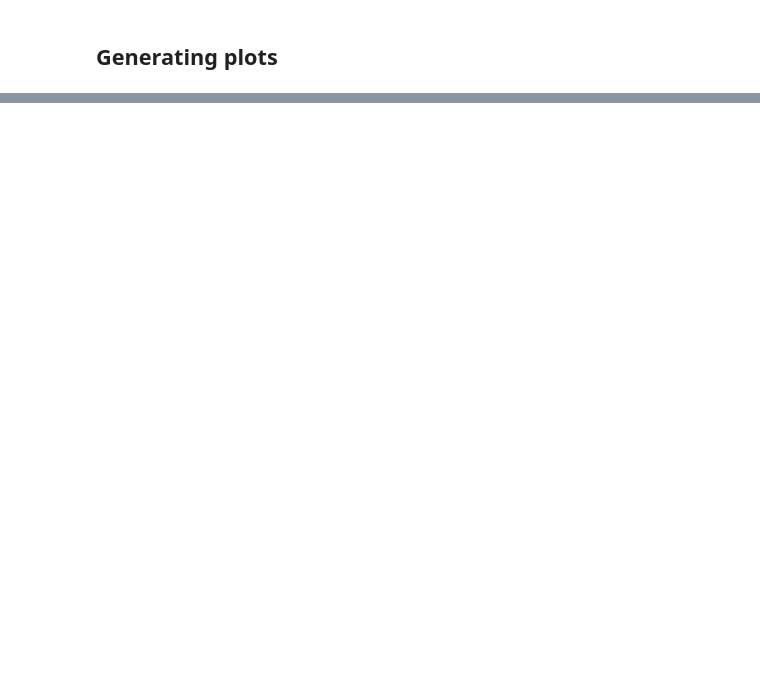
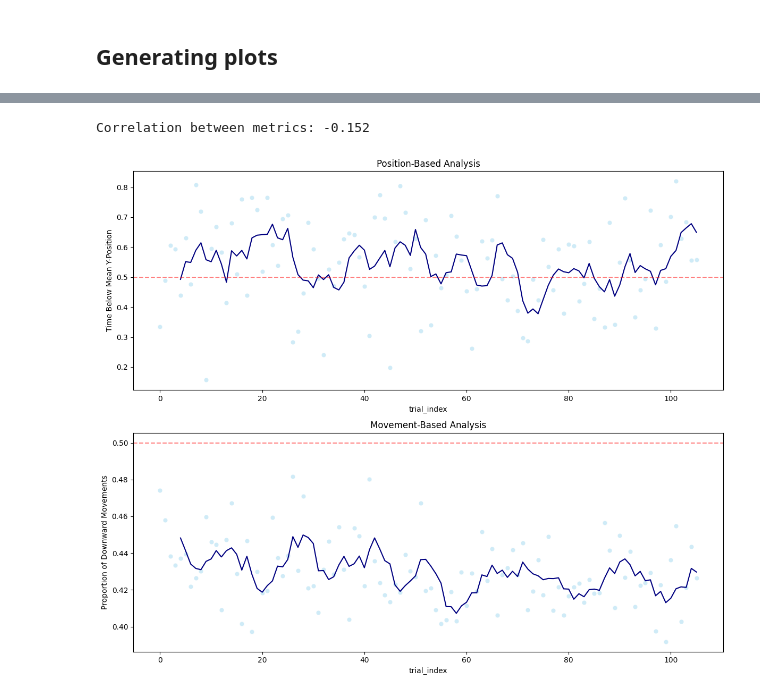
Before and after one commit to flxsosa/eyetracking_physics, a Jupyter notebook: notebooks/test_tracker.ipynb, the cells around one changed output, grey strips where cells are left out. Drawn from its saved outputs; the diff is of its cells as text; code cells hidden in the pictures; blank space fills up the shorter version.

```diff
--- a/notebooks/test_tracker.ipynb
+++ b/notebooks/test_tracker.ipynb
@@ -364 +836,8 @@ def plot_animated(df, image_path_template=f'{IMG_DIR}'+'/{scene_name}_0.png', in
+# %%
+fig, metrics = compare_gaze_metrics(intra_trial_gaze_df)
+plt.savefig('../data/figures/gaze_pattern_analysis.pdf', dpi=300)
+plt.show()
+# %% [output]
+Correlation between metrics: -0.152
+[figure, added]
 # %%
```
Also changed, not shown: parts of 41 cells of this notebook, 2 other files.
